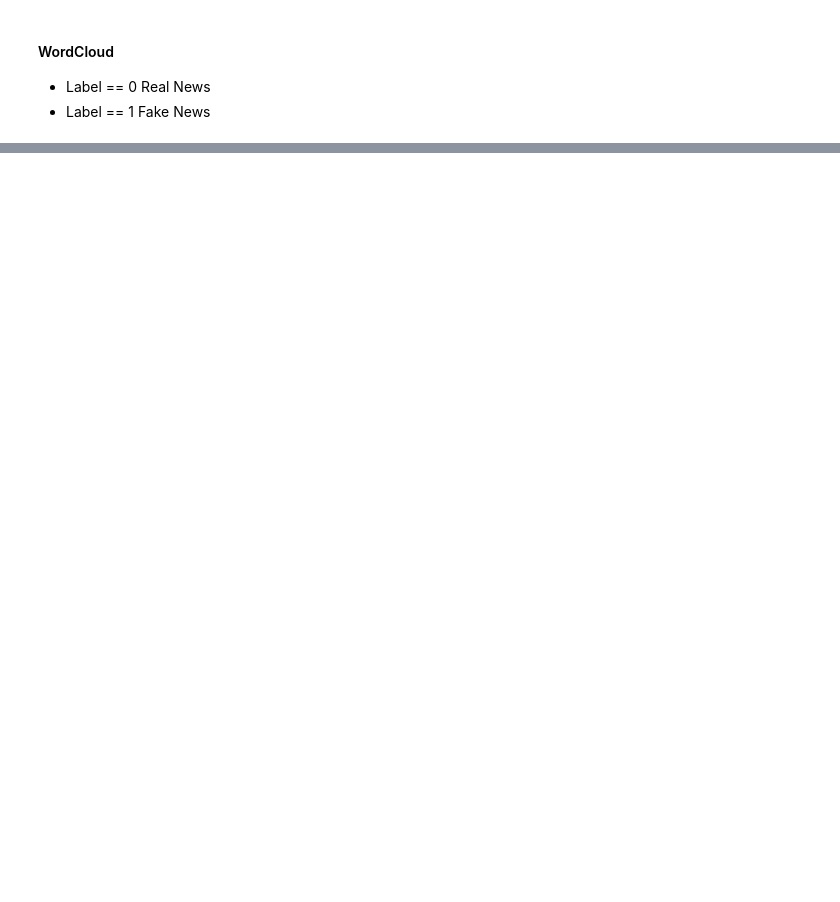
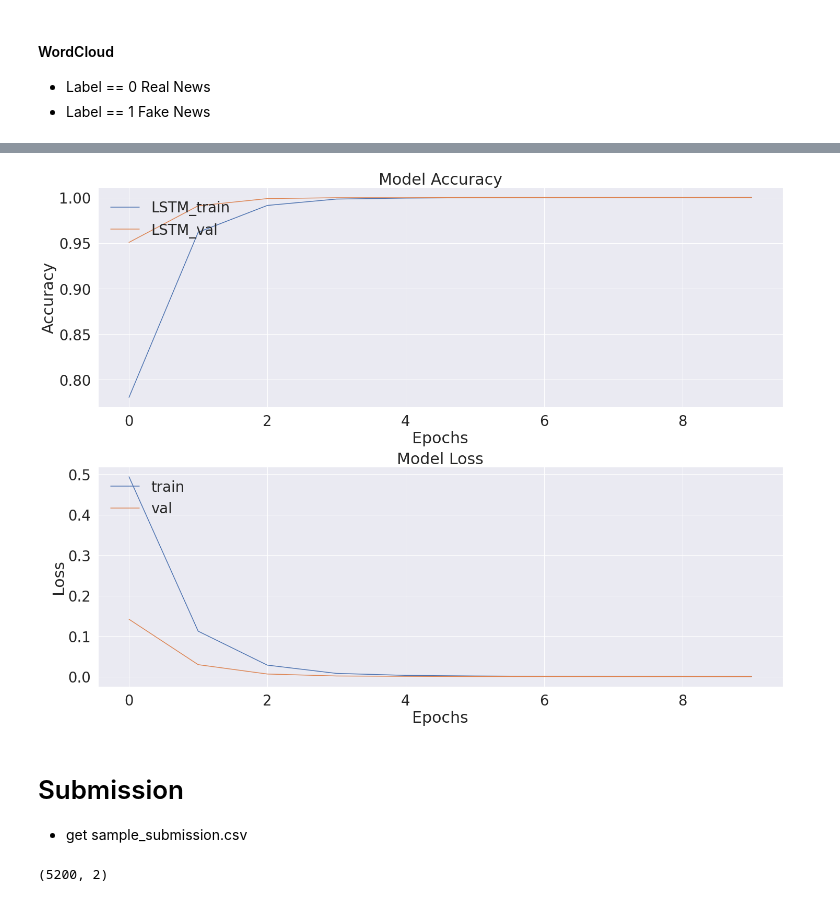
Before and after one commit to jerife/Kaggle, a Jupyter notebook: 06 Fake News.ipynb, the cells around one changed output, grey strips where cells are left out. Cells and saved outputs as stored; diff of their text form; code cells hidden in the pictures; blank space fills up the shorter version.

Commit message:
feat. Modeling(LSTM) Score : 0.96794

```diff
--- a/06 Fake News.ipynb
+++ b/06 Fake News.ipynb
@@ -359,0 +445,12 @@ First Train data squence info :  (2000,)
+# %%
+inputs = Input(shape=(256,))
+
+embedding = tf.keras.layers.Embedding(vocab_size, 300)(inputs)
+net = SpatialDropout1D(0.2)(embedding)
+net = Bidirectional(LSTM(128,dropout=0.2, recurrent_dropout=0.2))(net)
+net = Dense(64,activation = 'relu')(net)
+net = Dropout(0.3)(net)
+net = Dense(1,activation = 'sigmoid')(net)
+
+outputs = net
+model = tf.keras.Model(inputs,outputs)
@@ -359,0 +477,12 @@ First Train data squence info :  (2000,)
+# %%
+model.compile(optimizer = tf.keras.optimizers.Adam(),
+             loss = 'binary_crossentropy',
+             metrics = ['accuracy'])
+# %%
+history = model.fit(
+    x_train,
+    y_train,
+    batch_size=1024,
+    epochs=10,
+    validation_data=(x_val, y_val)
+)
@@ -359,0 +510,30 @@ First Train data squence info :  (2000,)
+# %%
+f,ax = plt.subplots(2,1,figsize=(20,15))
+
+ax[0].plot(history.history['accuracy'])
+ax[0].plot(history.history['val_accuracy'])
+ax[0].set_title('Model Accuracy')
+ax[0].set_ylabel('Accuracy')
+ax[0].set_xlabel('Epochs')
+ax[0].legend(['LSTM_train', 'LSTM_val'], loc='upper left')
+
+
+ax[1].plot(history.history['loss'])
+ax[1].plot(history.history['val_loss'])
+ax[1].set_title('Model Loss')
+ax[1].set_ylabel('Loss')
+ax[1].set_xlabel('Epochs')
+ax[1].legend(['train', 'val'], loc = 'upper left')
+
+f.tight_layout()
+plt.show()
+# %% [output]
+[figure, added]
+# %% [markdown]
+# Submission
+* get sample_submission.csv
+# %%
+submission = pd.read_csv('/kaggle/input/fake-news/submit.csv')
+submission.shape
+# %% [output]
+(5200, 2)
```
Also changed, not shown: parts of 38 cells of this notebook.
